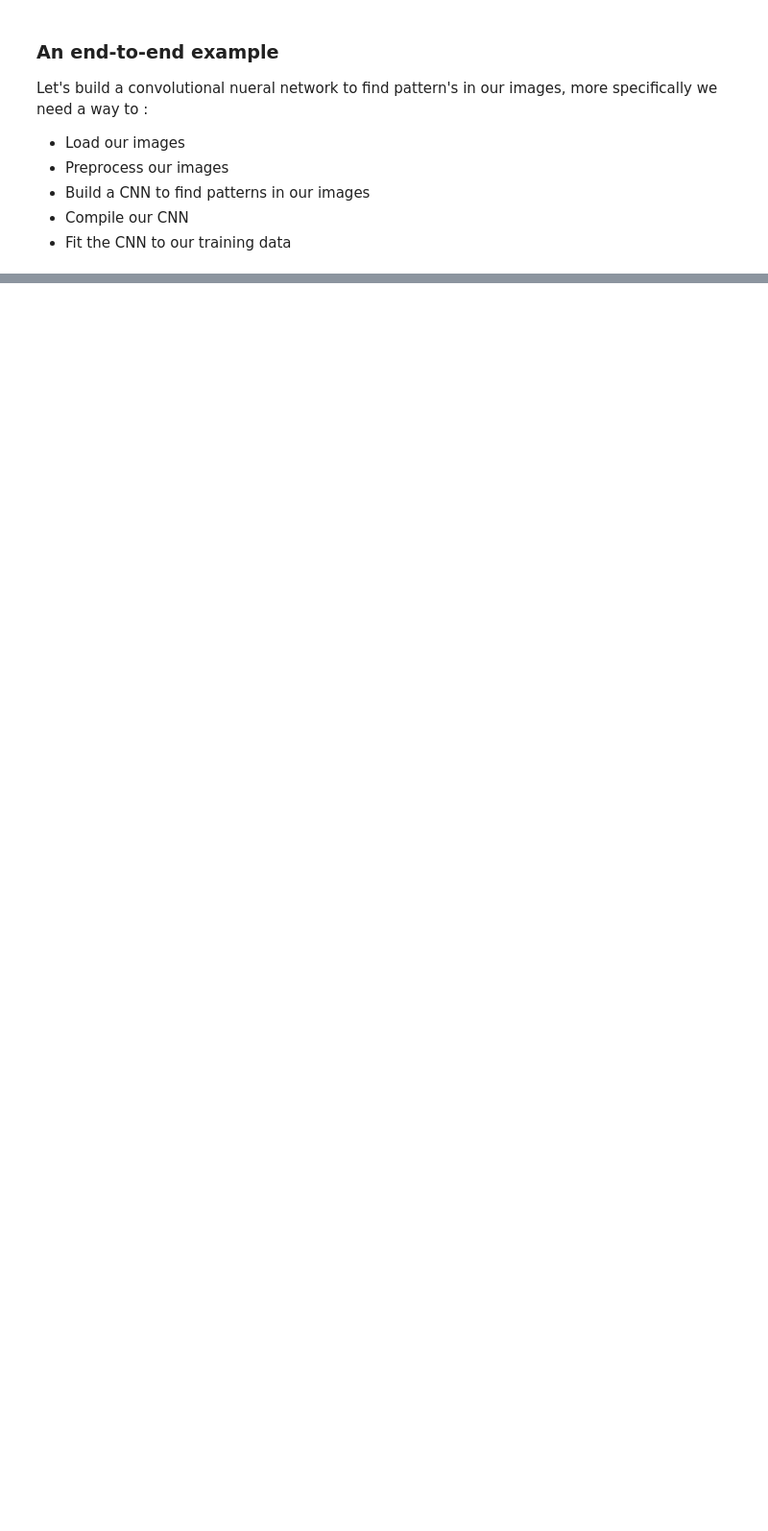
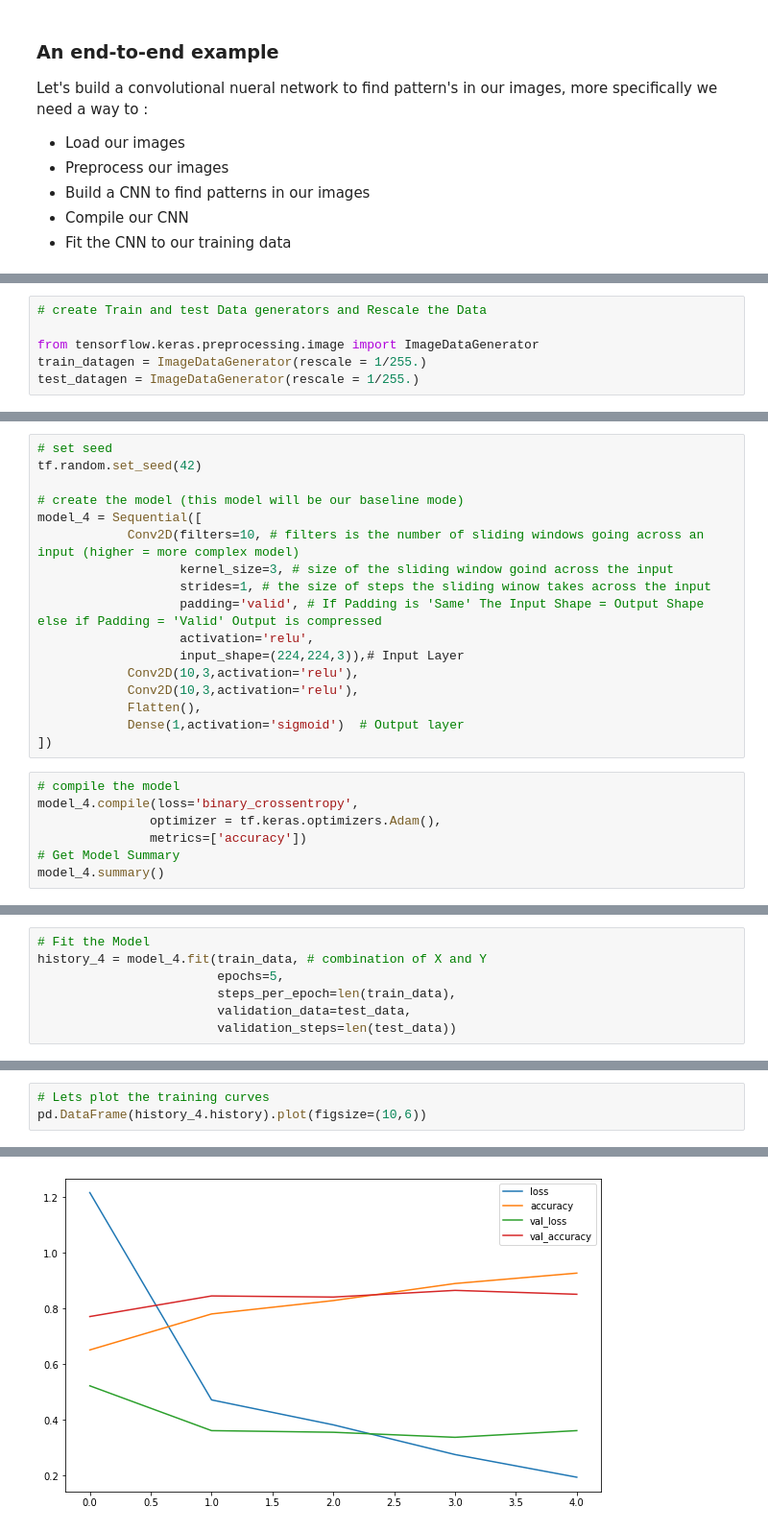
Before and after one commit to srikant-ai/Deep_Learning_TensorFlow, a Jupyter notebook: Introduction_to_Computer_Vision_With_TensorFlow.ipynb, the cells around one changed output, grey strips where cells are left out. Shown: that part at 96% size. Cells and saved outputs as stored; diff of their text form; blank space fills up the shorter version.

```diff
--- a/Introduction_to_Computer_Vision_With_TensorFlow.ipynb
+++ b/Introduction_to_Computer_Vision_With_TensorFlow.ipynb
@@ -291,0 +376,6 @@ _________________________________________________________________
+# %%
+# create Train and test Data generators and Rescale the Data
+
+from tensorflow.keras.preprocessing.image import ImageDataGenerator
+train_datagen = ImageDataGenerator(rescale = 1/255.)
+test_datagen = ImageDataGenerator(rescale = 1/255.)
@@ -291,0 +466,24 @@ _________________________________________________________________
+# %%
+# set seed
+tf.random.set_seed(42)
+
+# create the model (this model will be our baseline mode)
+model_4 = Sequential([
+            Conv2D(filters=10, # filters is the number of sliding windows going across an input (higher = more complex model)
+                   kernel_size=3, # size of the sliding window goind across the input
+                   strides=1, # the size of steps the sliding winow takes across the input
+                   padding='valid', # If Padding is 'Same' The Input Shape = Output Shape else if Padding = 'Valid' Output is compressed
+                   activation='relu',
+                   input_shape=(224,224,3)),# Input Layer
+            Conv2D(10,3,activation='relu'),
+            Conv2D(10,3,activation='relu'),
+            Flatten(),
+            Dense(1,activation='sigmoid')  # Output layer
+])
+# %%
+# compile the model
+model_4.compile(loss='binary_crossentropy',
+               optimizer = tf.keras.optimizers.Adam(),
+               metrics=['accuracy'])
+# Get Model Summary
+model_4.summary()
@@ -291,0 +516,7 @@ _________________________________________________________________
+# %%
+# Fit the Model
+history_4 = model_4.fit(train_data, # combination of X and Y
+                        epochs=5,
+                        steps_per_epoch=len(train_data),
+                        validation_data=test_data,
+                        validation_steps=len(test_data))
@@ -291,0 +548,4 @@ _________________________________________________________________
+# %%
+# Lets plot the training curves
+pd.DataFrame(history_4.history).plot(figsize=(10,6))
+# %% [output]
@@ -291,0 +553 @@ _________________________________________________________________
+[figure, added]
```
Also changed, not shown: parts of 38 cells of this notebook.
